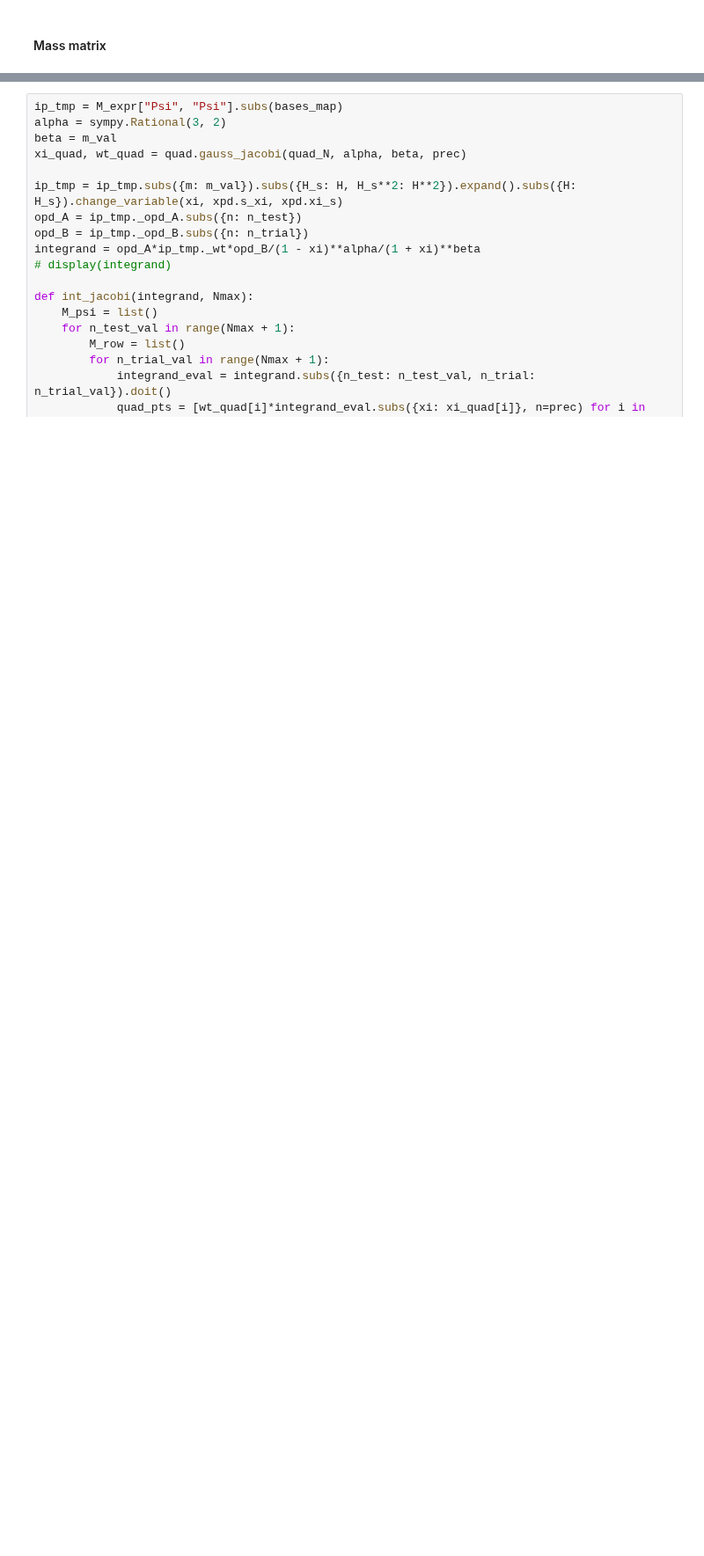
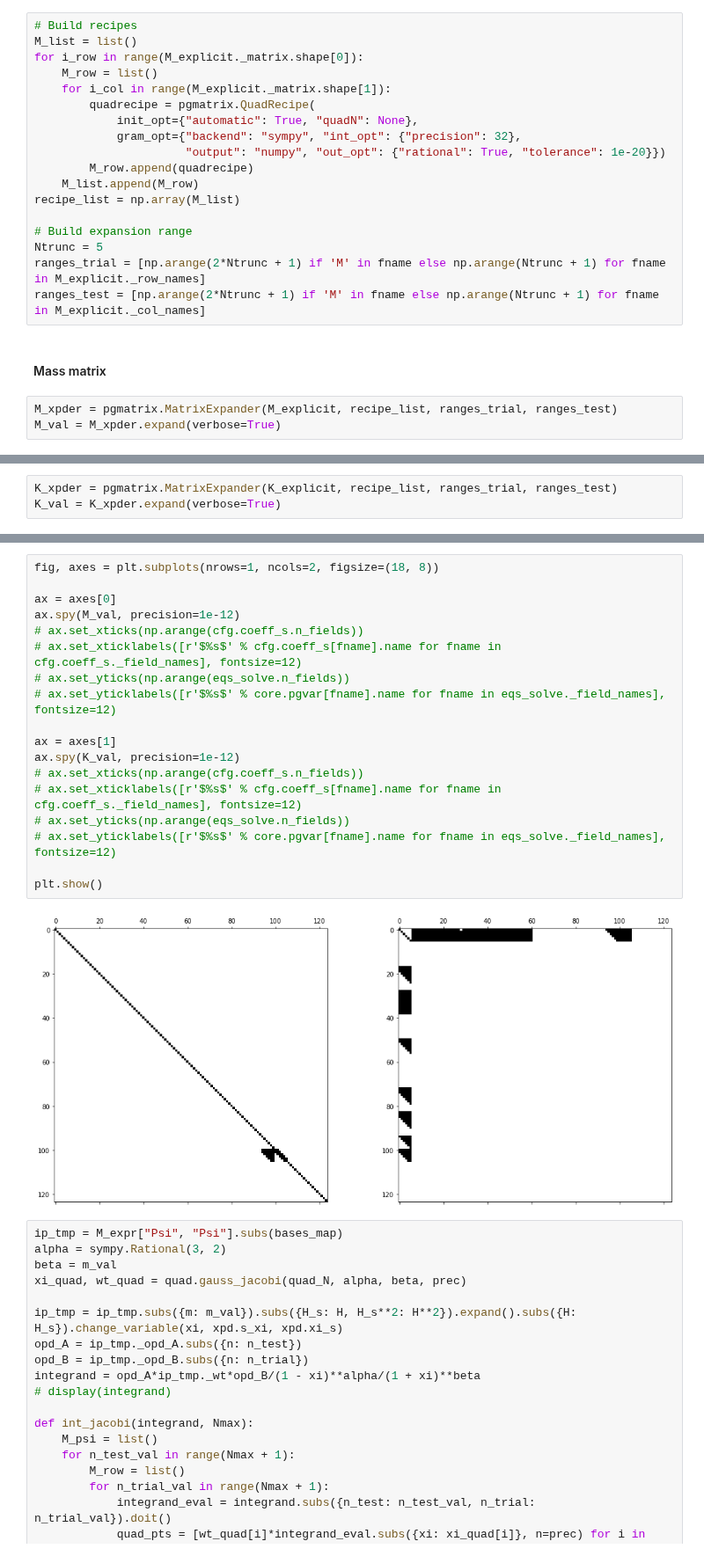
Before and after one commit to GentleMin/PlesioGeostroPy, a Jupyter notebook: EigenPG.ipynb, the cells around one changed output, grey strips where cells are left out. Shown at 88% size. Saved outputs shown, nothing was run; the diff lists cells and outputs as text; blank space fills up the shorter version.

Commit message:
Updated matrix calculation interface; matrix expander; docstring; matrix assembly in notebook

```diff
--- a/EigenPG.ipynb
+++ b/EigenPG.ipynb
@@ -470,2 +479,23 @@ prec = 32
+# %%
+# Build recipes
+M_list = list()
+for i_row in range(M_explicit._matrix.shape[0]):
+    M_row = list()
+    for i_col in range(M_explicit._matrix.shape[1]):
+        quadrecipe = pgmatrix.QuadRecipe(
+            init_opt={"automatic": True, "quadN": None},
+            gram_opt={"backend": "sympy", "int_opt": {"precision": 32},
+                      "output": "numpy", "out_opt": {"rational": True, "tolerance": 1e-20}})
+        M_row.append(quadrecipe)
+    M_list.append(M_row)
+recipe_list = np.array(M_list)
+
+# Build expansion range
+Ntrunc = 5
+ranges_trial = [np.arange(2*Ntrunc + 1) if 'M' in fname else np.arange(Ntrunc + 1) for fname in M_explicit._row_names]
+ranges_test = [np.arange(2*Ntrunc + 1) if 'M' in fname else np.arange(Ntrunc + 1) for fname in M_explicit._col_names]
 # %% [markdown]
 #### Mass matrix
+# %%
+M_xpder = pgmatrix.MatrixExpander(M_explicit, recipe_list, ranges_trial, ranges_test)
+M_val = M_xpder.expand(verbose=True)
@@ -471,0 +526,3 @@ prec = 32
+# %%
+K_xpder = pgmatrix.MatrixExpander(K_explicit, recipe_list, ranges_trial, ranges_test)
+K_val = K_xpder.expand(verbose=True)
@@ -472,3 +547,23 @@ prec = 32
+# %%
+fig, axes = plt.subplots(nrows=1, ncols=2, figsize=(18, 8))
+
+ax = axes[0]
+ax.spy(M_val, precision=1e-12)
+# ax.set_xticks(np.arange(cfg.coeff_s.n_fields))
+# ax.set_xticklabels([r'$%s$' % cfg.coeff_s[fname].name for fname in cfg.coeff_s._field_names], fontsize=12)
+# ax.set_yticks(np.arange(eqs_solve.n_fields))
+# ax.set_yticklabels([r'$%s$' % core.pgvar[fname].name for fname in eqs_solve._field_names], fontsize=12)
+
+ax = axes[1]
+ax.spy(K_val, precision=1e-12)
+# ax.set_xticks(np.arange(cfg.coeff_s.n_fields))
+# ax.set_xticklabels([r'$%s$' % cfg.coeff_s[fname].name for fname in cfg.coeff_s._field_names], fontsize=12)
+# ax.set_yticks(np.arange(eqs_solve.n_fields))
+# ax.set_yticklabels([r'$%s$' % core.pgvar[fname].name for fname in eqs_solve._field_names], fontsize=12)
+
+plt.show()
+# %% [output]
+[figure, added]
 # %%
 ip_tmp = M_expr["Psi", "Psi"].subs(bases_map)
 alpha = sympy.Rational(3, 2)
```
Also changed, not shown: parts of 86 cells of this notebook, 3 other files.
